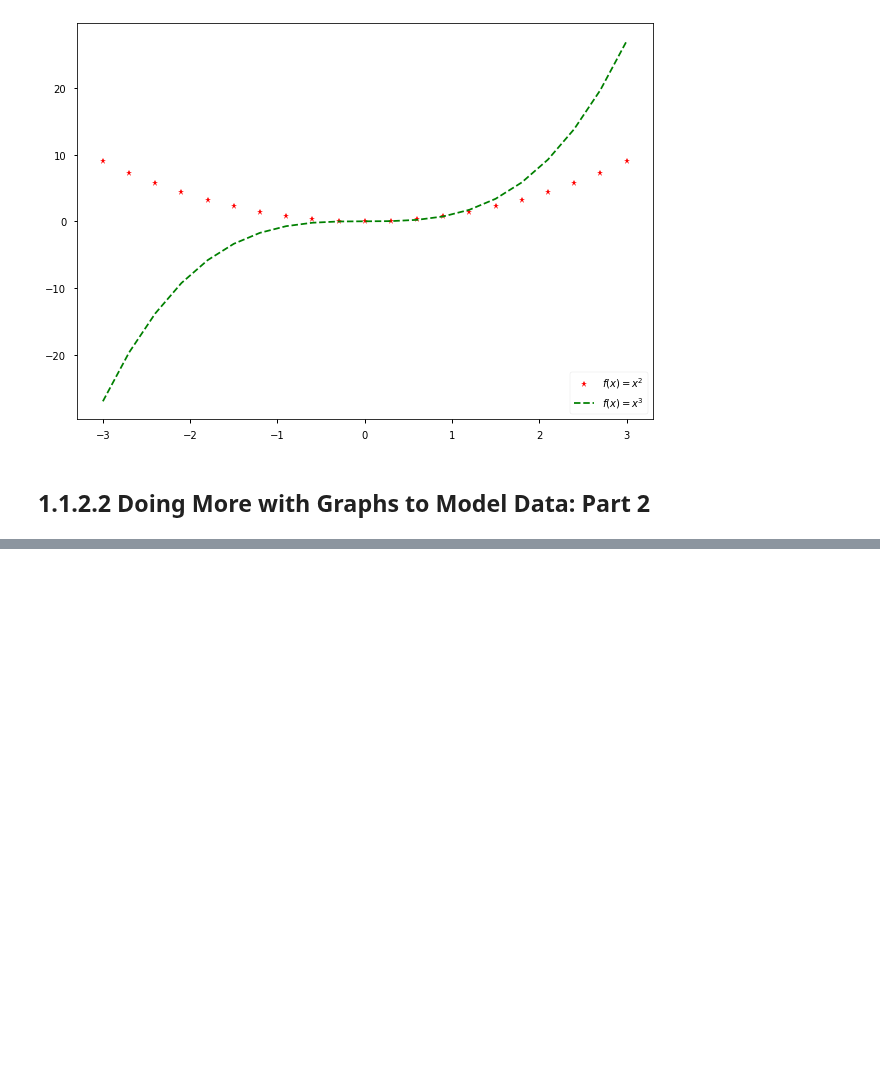
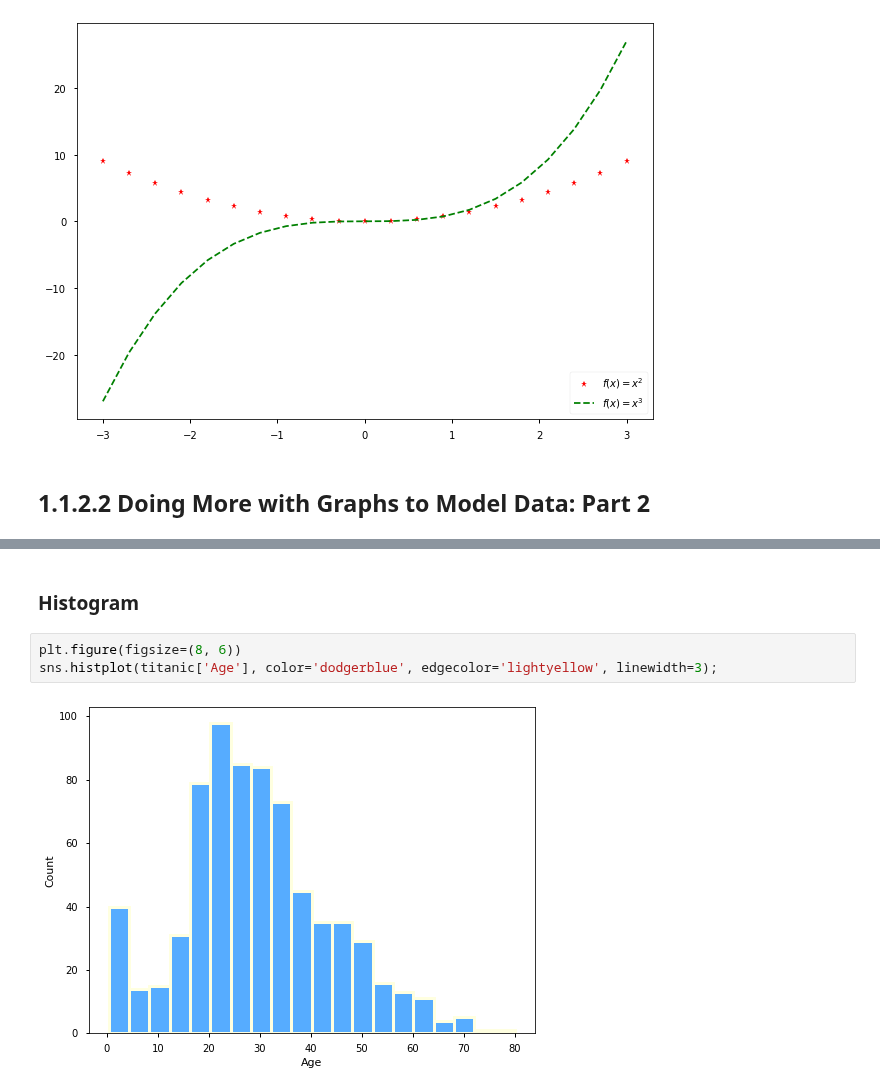
Before and after one commit to PaulToronto/Howard-University-Coursera-Linear-Algebra-For-Data-Science-Specialization, a Jupyter notebook: 1_1_2_Modeling_Data_in_Python.ipynb, the cells around one changed output, grey strips where cells are left out. Saved outputs shown, nothing was run; the diff lists cells and outputs as text; blank space fills up the shorter version.

```diff
--- a/1_1_2_Modeling_Data_in_Python.ipynb
+++ b/1_1_2_Modeling_Data_in_Python.ipynb
@@ -373,0 +379,7 @@ ax.legend(loc=4);
+# %% [markdown]
+### Histogram
+# %%
+plt.figure(figsize=(8, 6))
+sns.histplot(titanic['Age'], color='dodgerblue', edgecolor='lightyellow', linewidth=3);
+# %% [output]
+[figure, added]
```
Also changed, not shown: parts of 3 cells of this notebook.
